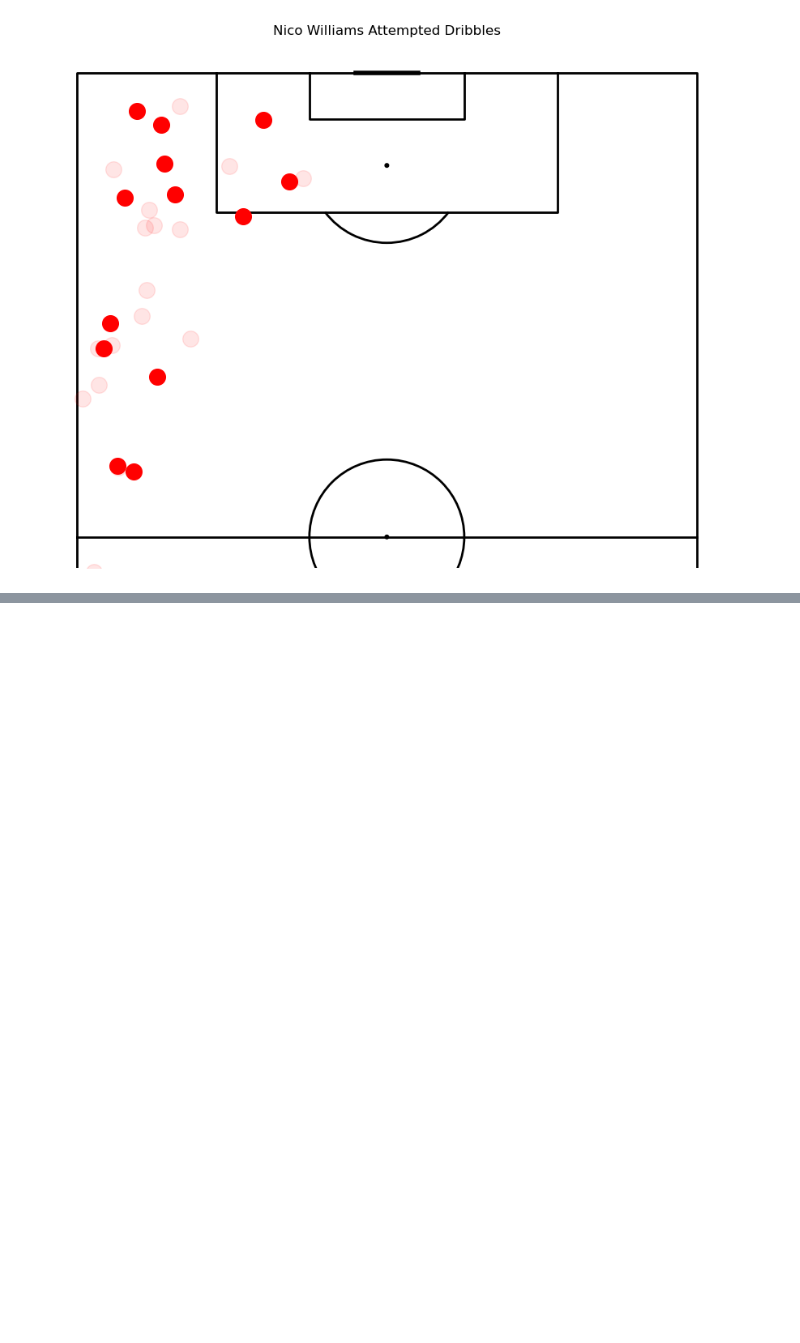
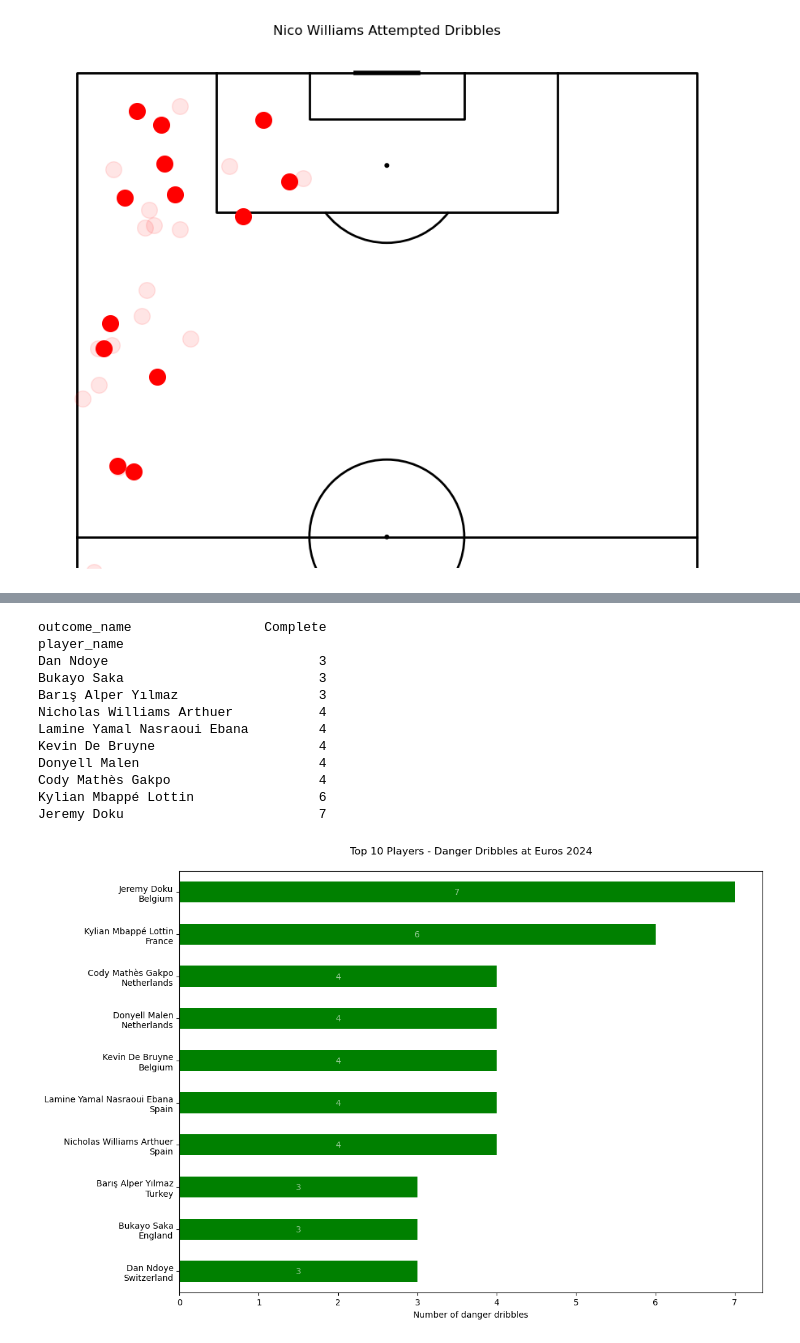
Before and after one commit to MarijnSt/soccermatics-project-1, a Jupyter notebook: nico-williams.ipynb, the cells around one changed output, grey strips where cells are left out. Drawn from its saved outputs; the diff is of its cells as text; code cells hidden in the pictures; blank space fills up the shorter version.

Commit message:
danger dribbles

```diff
--- a/nico-williams.ipynb
+++ b/nico-williams.ipynb
@@ -15,7 +15,7 @@ df_dribbles = pd.DataFrame(columns=columns)
 
 # Loop through matches and collect dribbling events
 for match_id in df_games['match_id']:
-    df, related, freeze, tactics = parser.event(match_id)
+    df = parser.event(match_id)
     dribble_events = df[df['type_name'] == 'Dribble']
 
     df_dribbles = pd.concat([df_dribbles, dribble_events[columns]], ignore_index=True)
@@ -151,0 +205,56 @@ for i, row in nico_dribbles.iterrows():
+# %%
+# Create a DataFrame with successful and unsuccessful dribbles per player
+dribble_stats = danger_dribbles.groupby(['player_name', 'outcome_name']).size().unstack(fill_value=0)
+
+# Get the team name for each player (taking the first occurrence since players don't change teams in the tournament)
+player_teams = danger_dribbles.groupby('player_name')['team_name'].first()
+
+# Sort by total dribbles and get top 10 players
+top_dribblers = dribble_stats.nlargest(10, ['Complete']).iloc[::-1]
+print(top_dribblers)
+
+# Add team names to the top dribblers
+top_dribblers['team'] = player_teams[top_dribblers.index]
+
+# Create the plot
+fig, ax = plt.subplots(figsize=(12, 8))
+
+# Plot stacked bars
+top_dribblers['Complete'].plot(kind='barh', color='green', ax=ax)
+
+# Add text annotations for Complete values
+for i, v in enumerate(top_dribblers['Complete']):
+    ax.text(v/2, i, str(v),
+            color='white',
+            alpha=0.6,
+            va='center',
+            ha='center')
+
+# Customize the plot
+plt.title('Top 10 Players - Danger Dribbles at Euros 2024', pad=20)
+plt.xlabel('Number of danger dribbles')
+plt.ylabel(None)
+
+# Create custom y-axis labels
+ylabels = [f"{player}\n{team}" for player, team in zip(top_dribblers.index, top_dribblers['team'])]
+
+# Set the labels with style properties
+ax.set_yticklabels(ylabels, linespacing=1.2)
+
+# Adjust layout
+plt.tight_layout()
+plt.show()
+# %% [output]
+outcome_name                 Complete
+player_name
+Dan Ndoye                           3
+Bukayo Saka                         3
+Barış Alper Yılmaz                  3
+Nicholas Williams Arthuer           4
+Lamine Yamal Nasraoui Ebana         4
+Kevin De Bruyne                     4
+Donyell Malen                       4
+Cody Mathès Gakpo                   4
+Kylian Mbappé Lottin                6
+Jeremy Doku                         7
+[figure, added]
```
Also changed, not shown: parts of 1 cell of this notebook.
